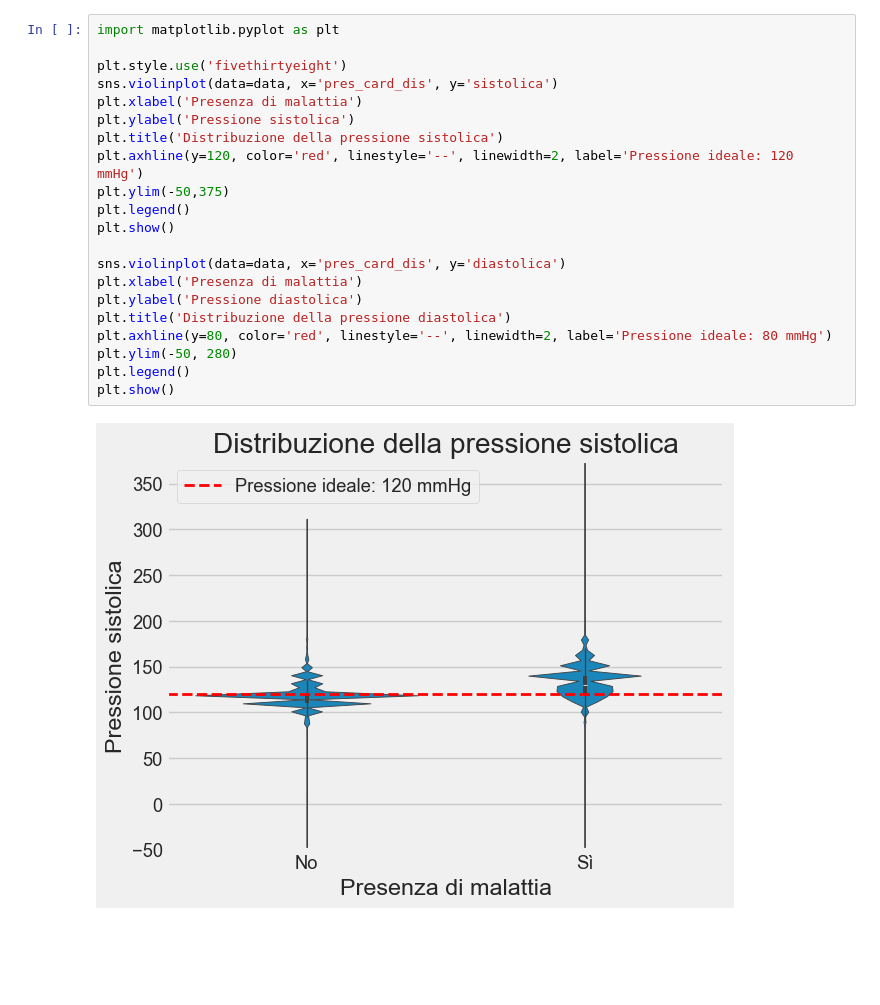
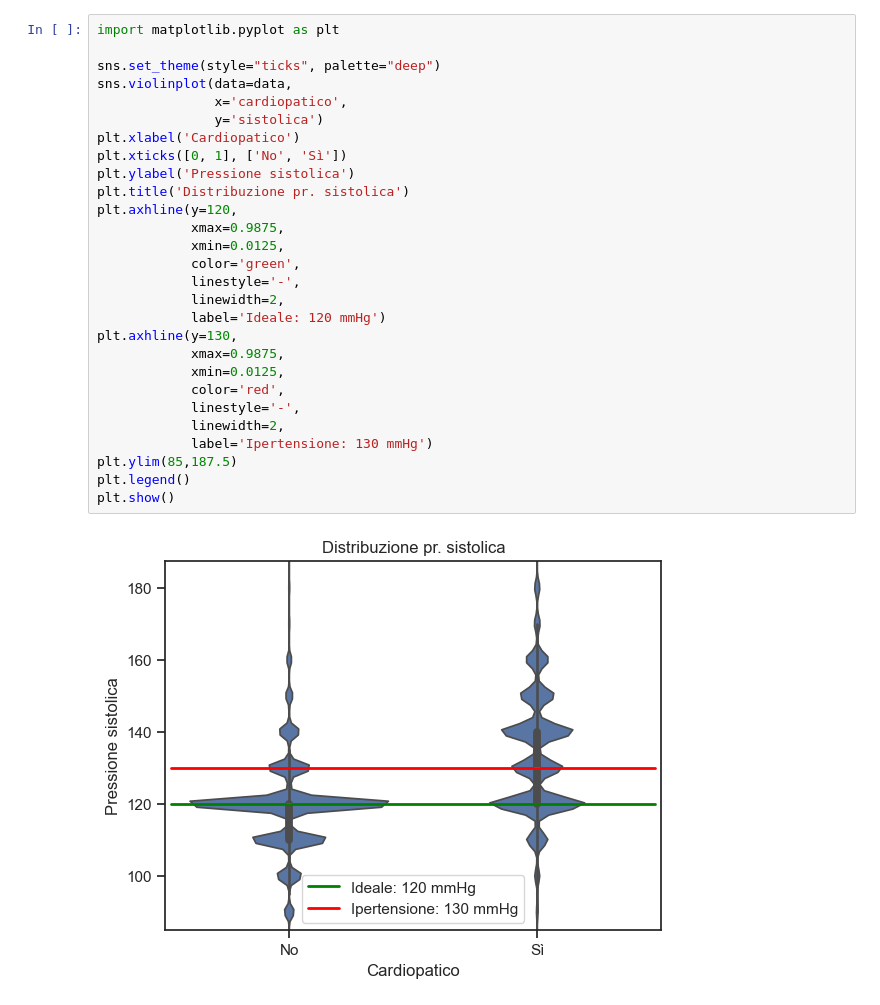
Before and after one commit to GabibboDiStrisciaLaNotizia/Progetto-Scienza-dei-Dati, a Jupyter notebook: cardiovascular_diseases_analysis.ipynb, the cells around one changed output. Drawn from its saved outputs; the diff is of its cells as text; blank space fills up the shorter version.

```diff
--- a/cardiovascular_diseases_analysis.ipynb
+++ b/cardiovascular_diseases_analysis.ipynb
@@ -124,23 +224,30 @@ plt.show()
 # %%
 import matplotlib.pyplot as plt
 
-plt.style.use('fivethirtyeight')
-sns.violinplot(data=data, x='pres_card_dis', y='sistolica')
-plt.xlabel('Presenza di malattia')
+sns.set_theme(style="ticks", palette="deep")
+sns.violinplot(data=data,
+               x='cardiopatico',
+               y='sistolica')
+plt.xlabel('Cardiopatico')
+plt.xticks([0, 1], ['No', 'Sì'])
 plt.ylabel('Pressione sistolica')
-plt.title('Distribuzione della pressione sistolica')
-plt.axhline(y=120, color='red', linestyle='--', linewidth=2, label='Pressione ideale: 120 mmHg')
-plt.ylim(-50,375)
+plt.title('Distribuzione pr. sistolica')
+plt.axhline(y=120,
+            xmax=0.9875,
+            xmin=0.0125,
+            color='green',
+            linestyle='-',
+            linewidth=2,
+            label='Ideale: 120 mmHg')
+plt.axhline(y=130,
+            xmax=0.9875,
+            xmin=0.0125,
+            color='red',
+            linestyle='-',
+            linewidth=2,
+            label='Ipertensione: 130 mmHg')
+plt.ylim(85,187.5)
 plt.legend()
 plt.show()
-
-sns.violinplot(data=data, x='pres_card_dis', y='diastolica')
-plt.xlabel('Presenza di malattia')
-plt.ylabel('Pressione diastolica')
-plt.title('Distribuzione della pressione diastolica')
-plt.axhline(y=80, color='red', linestyle='--', linewidth=2, label='Pressione ideale: 80 mmHg')
-plt.ylim(-50, 280)
-plt.legend()
-plt.show()
 # %% [output]
-[figure, old version]
+[figure, new version]
```
Also changed, not shown: parts of 36 cells of this notebook.
